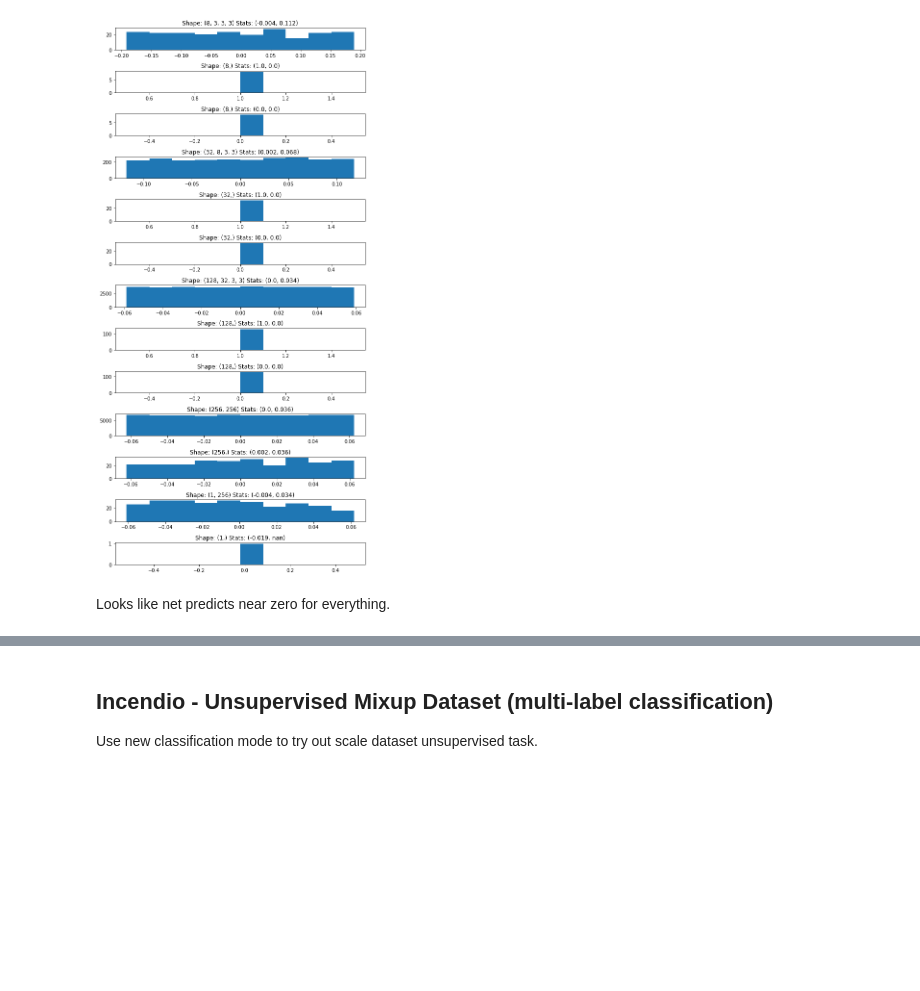
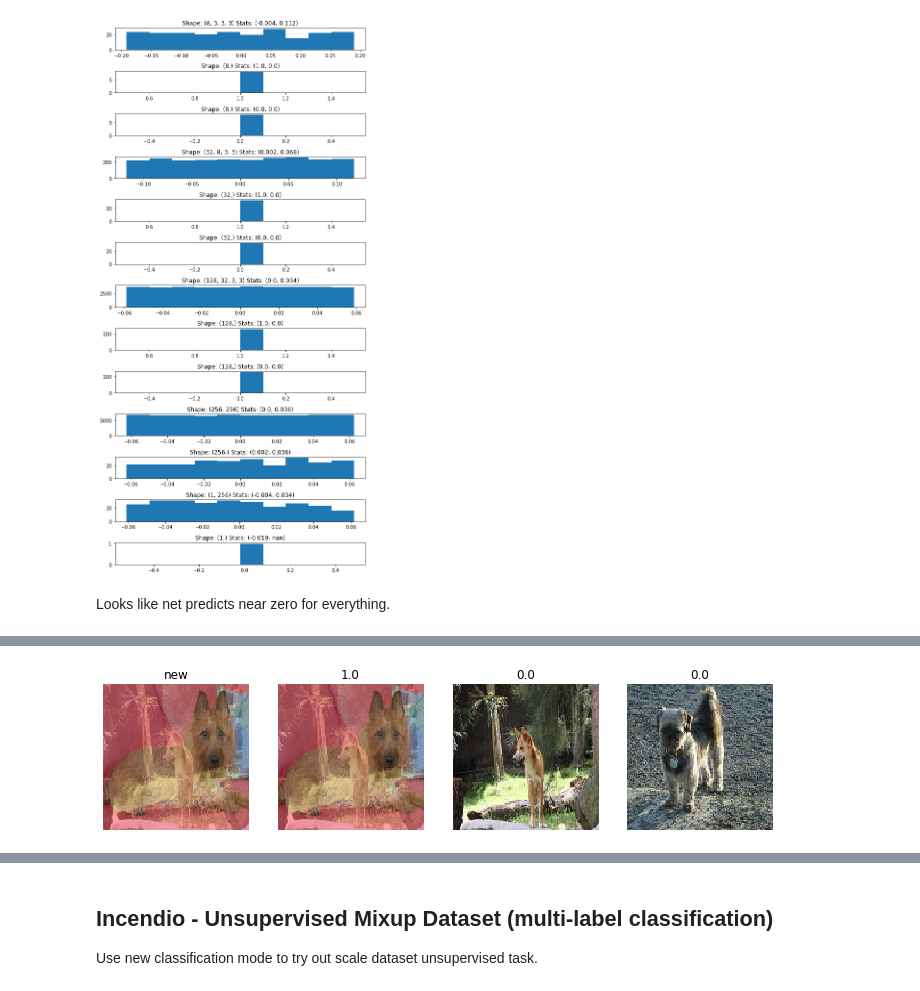
Before and after one commit to hdmamin/self-supervised-vision-exp, a Jupyter notebook: notebooks/nb03-lightning-first-test.ipynb, the cells around one changed output, grey strips where cells are left out. Saved outputs shown, nothing was run; the diff lists cells and outputs as text; code cells hidden in the pictures; blank space fills up the shorter version.

```diff
--- a/notebooks/nb03-lightning-first-test.ipynb
+++ b/notebooks/nb03-lightning-first-test.ipynb
@@ -849,0 +876,5 @@ Looks like net predicts near zero for everything.
+# %%
+# dup_mix mode
+show_images(x, titles=['new']+y.tolist())
+# %% [output]
+[figure, added]
```
Also changed, not shown: parts of 12 cells of this notebook, 3 other files.
